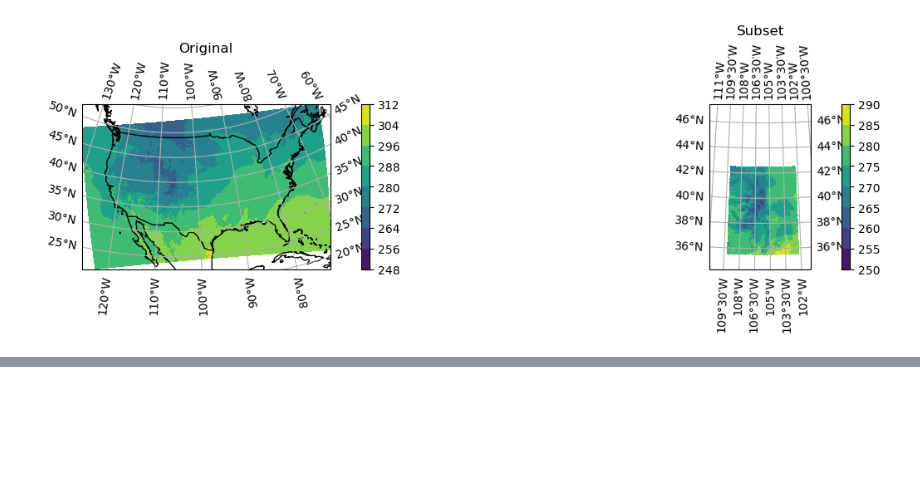
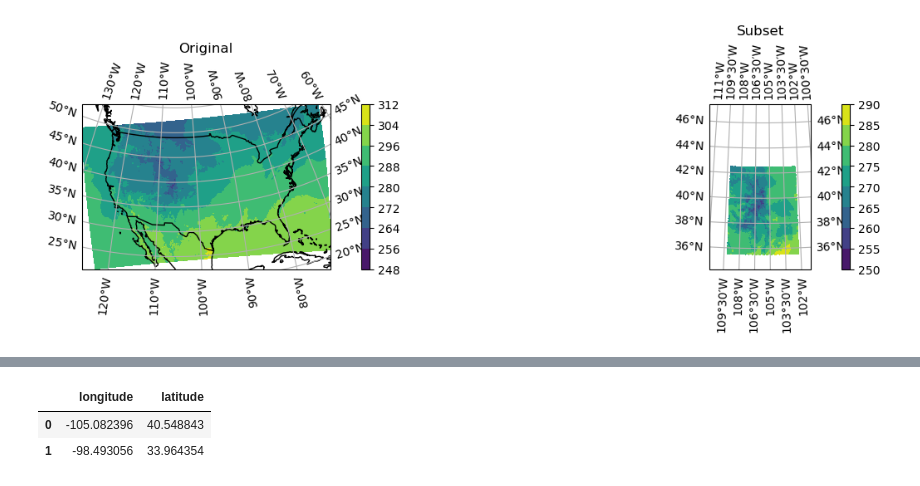
Before and after one commit to jameslarsonclimate/website, a Jupyter notebook: pull_NWP_data.ipynb, the cells around one changed output, grey strips where cells are left out. Saved outputs shown, nothing was run; the diff lists cells and outputs as text; code cells hidden in the pictures; blank space fills up the shorter version.

```diff
--- a/pull_NWP_data.ipynb
+++ b/pull_NWP_data.ipynb
@@ -343,0 +160,10 @@ plt.tight_layout()
+# %%
+# We want to pick data closest to two points
+points = pd.DataFrame({"longitude": [-105.082396, -98.493056],
+                       "latitude": [40.548843, 33.964354],
+                       })
+points
+# %% [output]
+|  | longitude | latitude |
+| 0 | -105.082396 | 40.548843 |
+| 1 | -98.493056 | 33.964354 |
```
Also changed, not shown: parts of 18 cells of this notebook.
